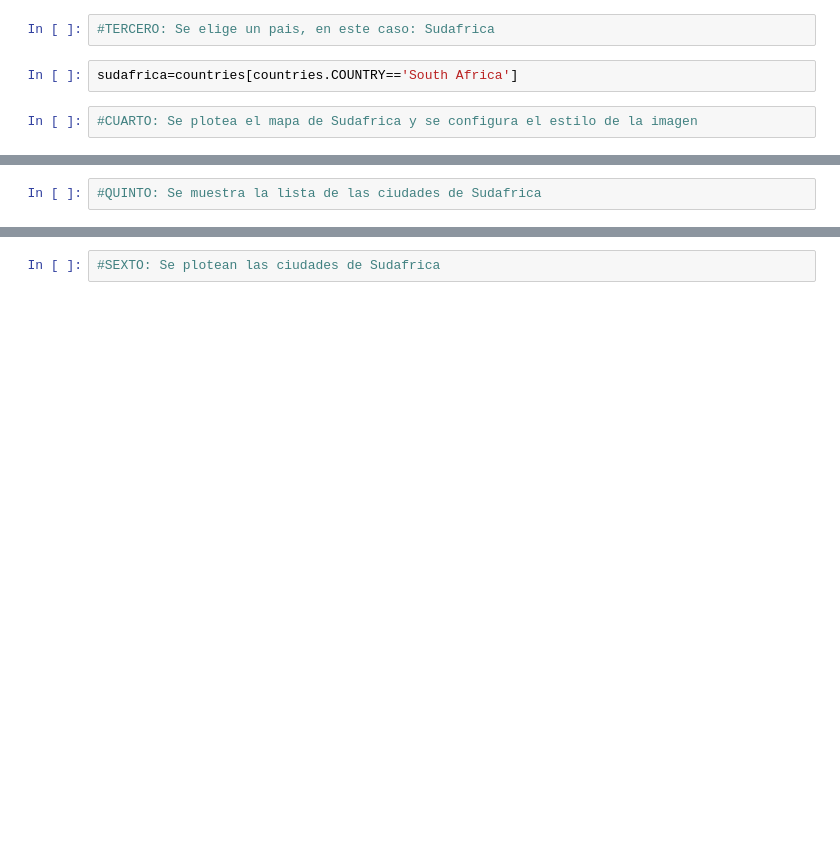
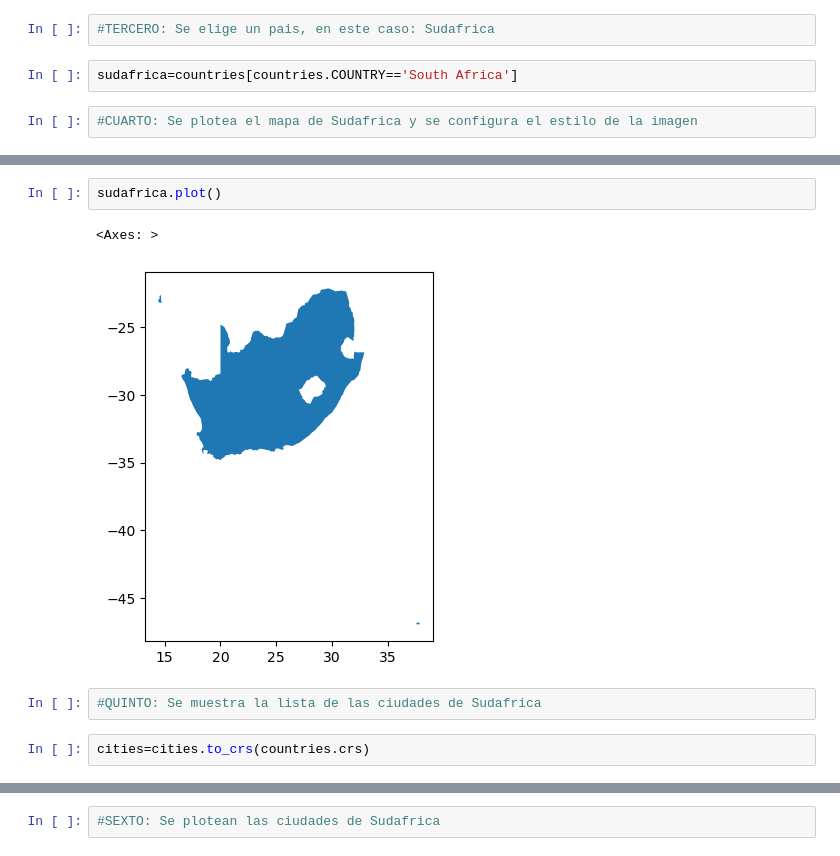
Before and after one commit to Clases-y-Evaluaciones-DelaCruz-Diana/Evaluation2-DelaCruz, a Jupyter notebook: index.ipynb, the cells around one changed output, grey strips where cells are left out. Cells and saved outputs as stored; diff of their text form; blank space fills up the shorter version.

```diff
--- a/index.ipynb
+++ b/index.ipynb
@@ -21,3 +35,10 @@ sudafrica.plot(facecolor="azure", edgecolor='black', linewidth=0.1)
+# %%
+sudafrica.plot()
+# %% [output]
+<Axes: >
+[figure, added]
 # %%
 #QUINTO: Se muestra la lista de las ciudades de Sudafrica
+# %%
+cities=cities.to_crs(countries.crs)
 # %%
```
Also changed, not shown: parts of 8 cells of this notebook.
